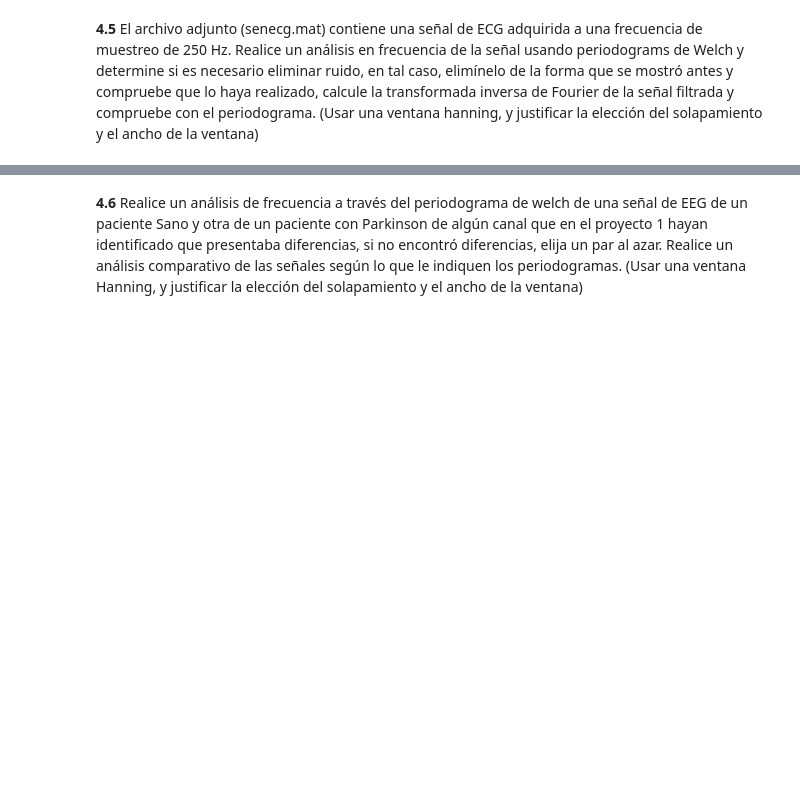
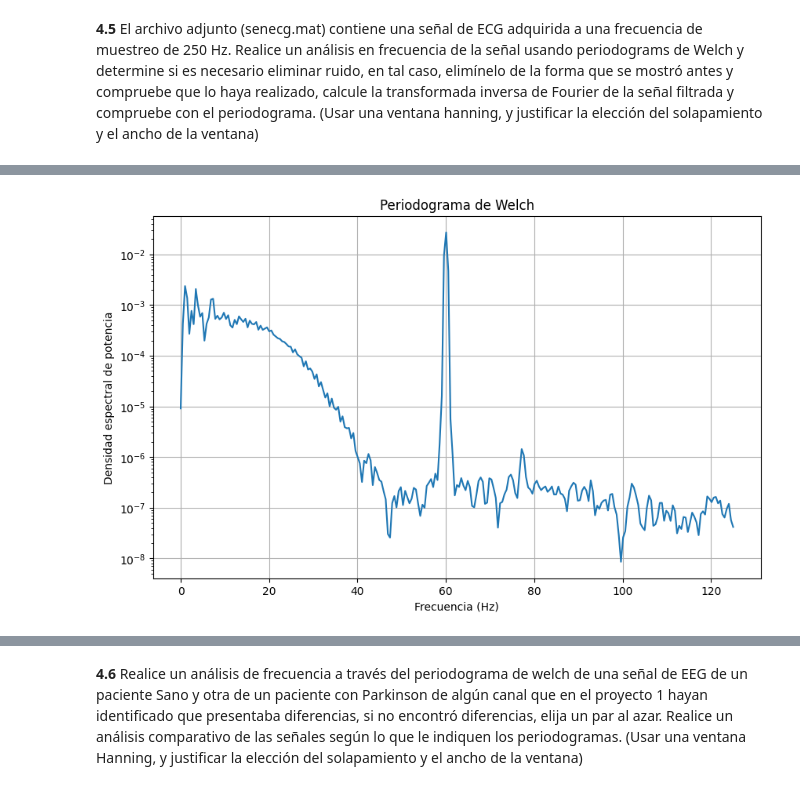
Before and after one commit to MateoOyuelaR19/LAB-BIOSE-ALES, a Jupyter notebook: 5_Analisis_en_frecuencia/practica5.ipynb, the cells around one changed output, grey strips where cells are left out. Saved outputs shown, nothing was run; the diff lists cells and outputs as text; code cells hidden in the pictures; blank space fills up the shorter version.

```diff
--- a/5_Analisis_en_frecuencia/practica5.ipynb
+++ b/5_Analisis_en_frecuencia/practica5.ipynb
@@ -89,0 +132,22 @@ plt.tight_layout()
+# %%
+import scipy.signal as sp
+from scipy.signal import welch
+
+# Definir la longitud de la señal ECG y calcular los parámetros nperseg y noverlap
+ecg_length = len(ecg_signal)
+nperseg_value = min(ecg_length, 512)  # Definir un máximo de 512 como ejemplo
+noverlap_value = min(nperseg_value // 2, ecg_length - 1)
+
+# Calcular y graficar el periodograma de Welch para analizar la señal en frecuencia
+f_welch, Pxx_welch = welch(ecg_signal.flatten(), fs=fs, window='hann', nperseg=nperseg_value, noverlap=noverlap_value)
+# %%
+# Graficar el periodograma de Welch
+plt.figure(figsize=(10, 6))
+plt.semilogy(f_welch, Pxx_welch)
+plt.xlabel('Frecuencia (Hz)')
+plt.ylabel('Densidad espectral de potencia')
+plt.title('Periodograma de Welch')
+plt.grid(True)
+plt.show()
+# %% [output]
+[figure, added]
```
Also changed, not shown: parts of 10 cells of this notebook.
